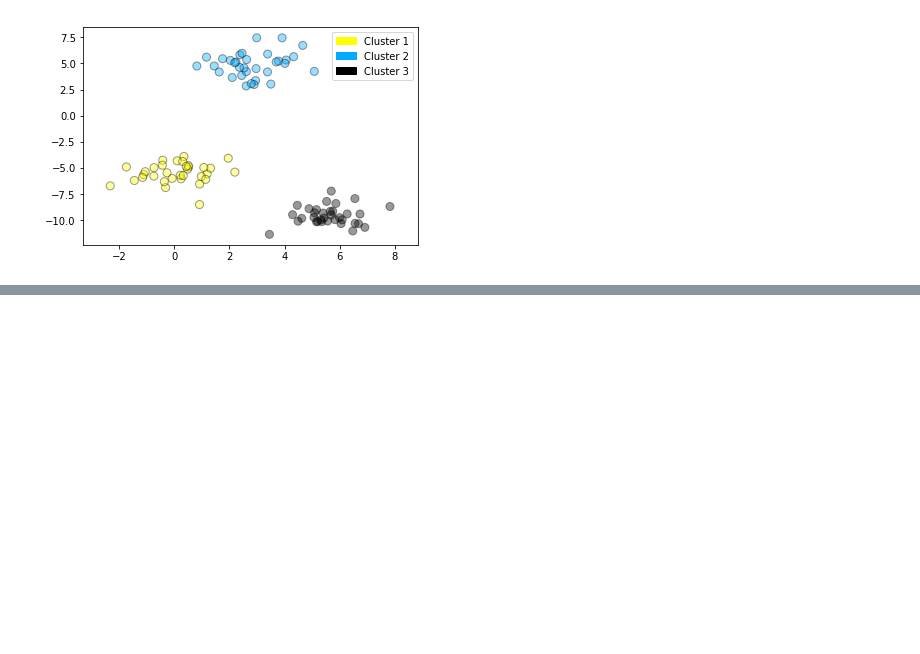
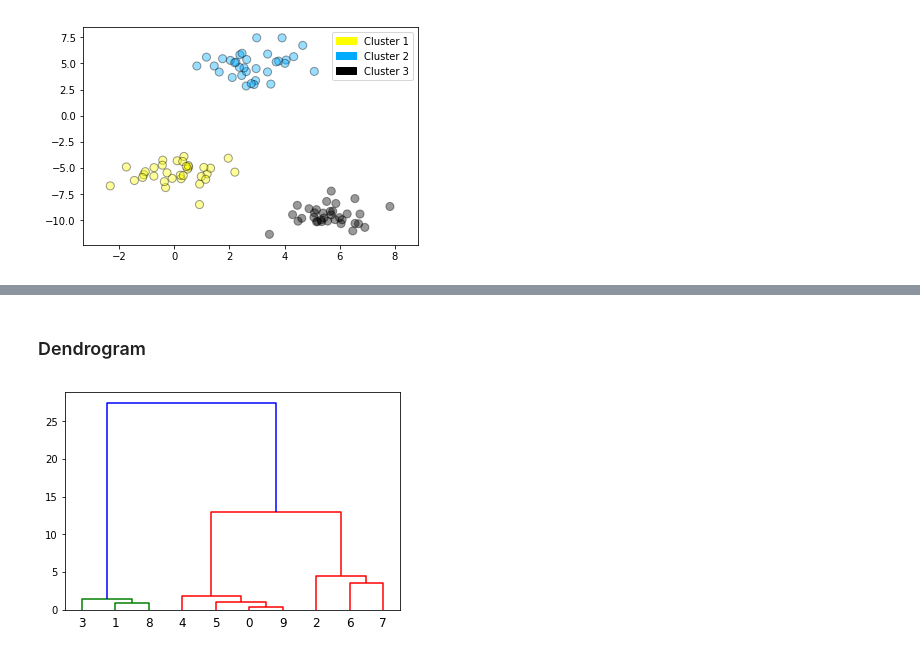
Before and after one commit to johnnyjw/3michds, a Jupyter notebook: week5.ipynb, the cells around one changed output, grey strips where cells are left out. Drawn from its saved outputs; the diff is of its cells as text; code cells hidden in the pictures; blank space fills up the shorter version.

```diff
--- a/week5.ipynb
+++ b/week5.ipynb
@@ -104,0 +118,12 @@ plot_labelled_scatter(X_fruits_normalized, kmeans.labels_,
+# %% [markdown]
+### Dendrogram
+# %%
+from scipy.cluster.hierarchy import ward, dendrogram
+
+X, y = make_blobs(random_state = 10, n_samples = 10)
+
+plt.figure()
+dendrogram(ward(X))
+plt.show()
+# %% [output]
+[figure, added]
```
Also changed, not shown: parts of 6 cells of this notebook.
